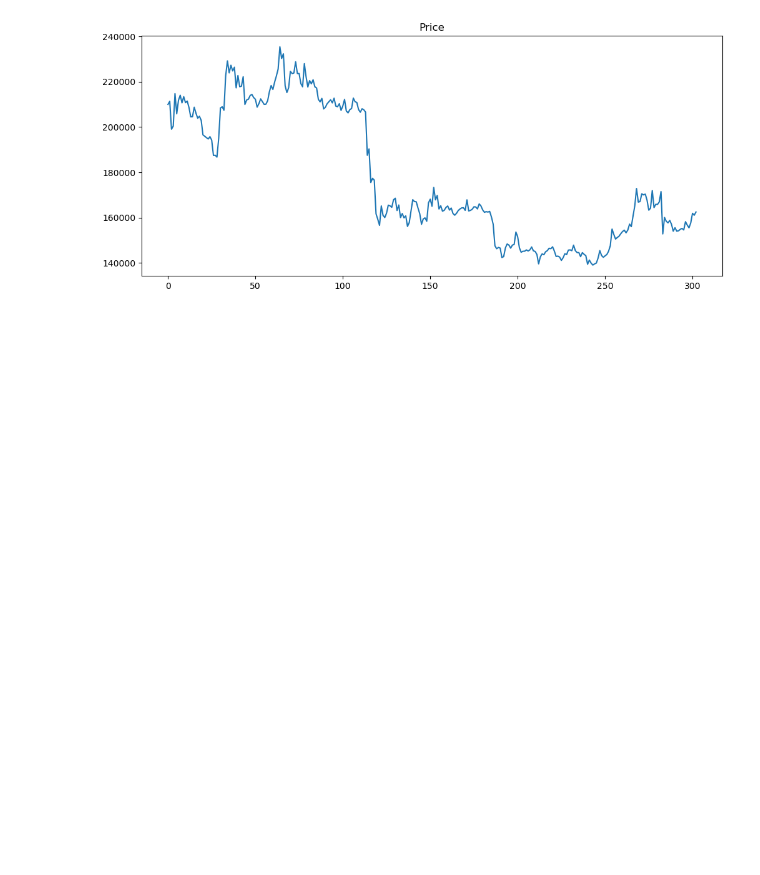
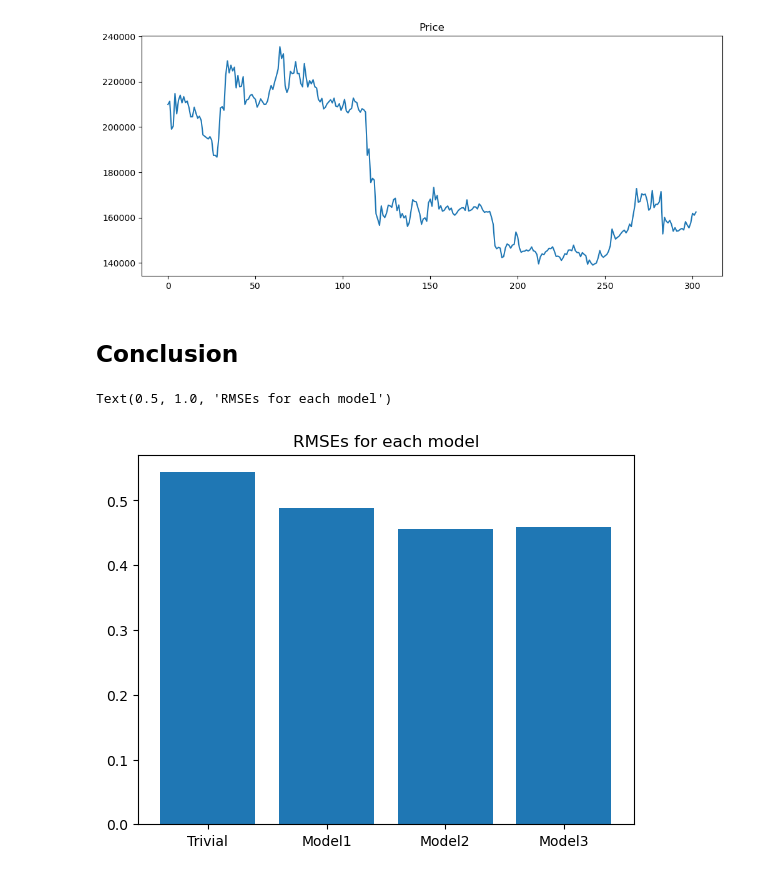
Before and after one commit to wwboy6/dl-btc-bnb, a Jupyter notebook: 06-profitoffuture.ipynb, the cells around one changed output. Drawn from its saved outputs; the diff is of its cells as text; code cells hidden in the pictures; blank space fills up the shorter version.

Commit message:
chore: 06 add conclusion

```diff
--- a/06-profitoffuture.ipynb
+++ b/06-profitoffuture.ipynb
@@ -509,3 +509,13 @@ plt.show()
 [figure]
 [figure]
 [figure]
+# %% [markdown]
+## Conclusion
+# %%
+labels = ["Trivial", "Model1", "Model2", "Model3"]
+rmses = [rmse0, rmse1, rmse2, rmse3]
+plt.bar(labels, rmses)
+plt.title("RMSEs for each model")
+# %% [output]
+Text(0.5, 1.0, 'RMSEs for each model')
+[figure, added]
```
